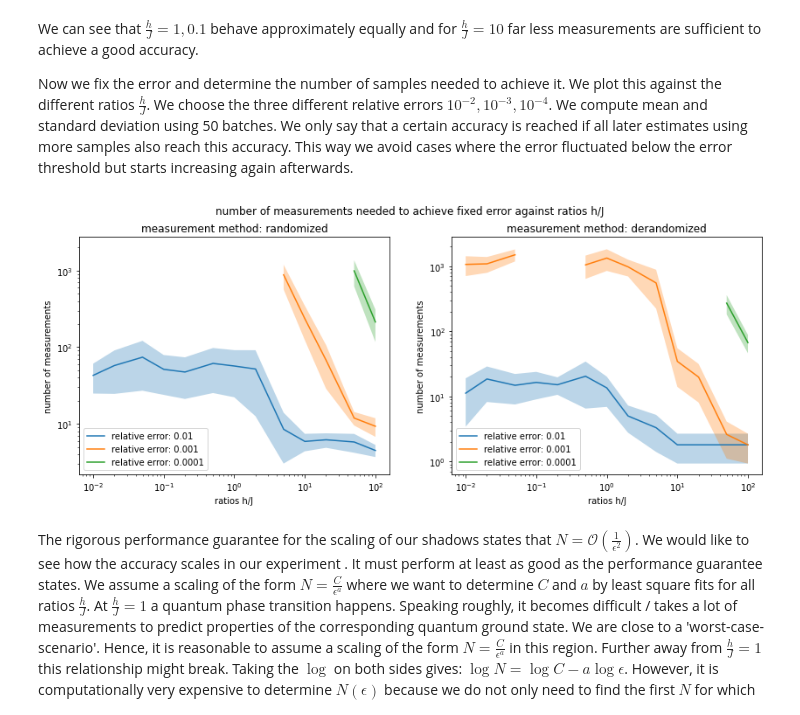
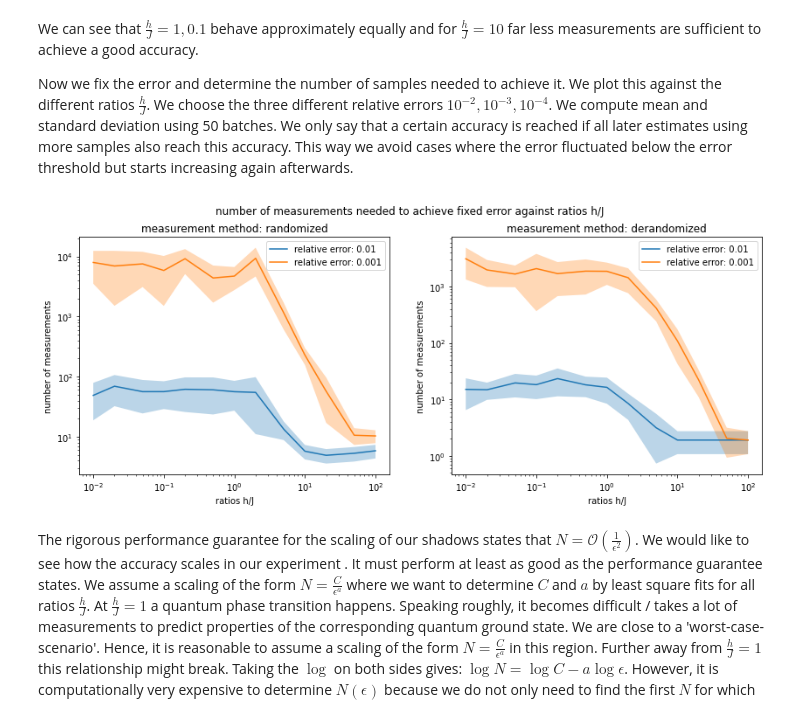
Before and after one commit to LennartBuerger/classical-shadows-for-1d-TFIM-energy-estimation, a Jupyter notebook: display_data/heisenberg_model_display_bf_and_shadow.ipynb, the cells around one changed output. Drawn from its saved outputs; the diff is of its cells as text; code cells hidden in the pictures.

```diff
--- a/display_data/heisenberg_model_display_bf_and_shadow.ipynb
+++ b/display_data/heisenberg_model_display_bf_and_shadow.ipynb
@@ -148,8 +148,8 @@ for i in range(0, 2):
 # %% [markdown]
 Now we would like to see the absolute and relative error in the prediction.
 # %%
-num_of_measurements = 2000
-batches = 50
+num_of_measurements = 5000
+batches = 200
 error_types = ['absolute', 'relative']
 measurement_methods = ['randomized', 'derandomized']
 fig, axs = plt.subplots(2, 2)
@@ -202,8 +202,8 @@ to see how the error scales.
 We use 50 batches to compute an accurate standard deviation of the prediction.
 # %%
 qubit_num = 14
-num_of_measurements = np.array([100, 500, 2000])
-batches = 50
+num_of_measurements = np.array([100, 1000, 10000])
+batches = 100
 fig, axs = plt.subplots(1, 2)
 fig.set_figheight(5)
 fig.set_figwidth(14)
@@ -241,8 +241,8 @@ for l in range(0, 2):
 Now we plot the relative error against the number of samples for the three ratios
  $\frac{h}{J} \in \{0.1, 1, 10\}$. Again we calculate the mean and the standard deviation.
 # %%
-num_of_measurements = np.array([50, 100, 200, 300, 500, 700, 1000, 1500, 2000])
-batches = 50
+num_of_measurements = np.array([50, 100, 200, 300, 500, 700, 1000, 1500, 2000, 5000, 7000, 10000])
+batches = 100
 some_ratios = np.array([0.1, 1, 10])
 fig, axs = plt.subplots(1, 2)
 fig.set_figheight(5)
@@ -287,9 +287,9 @@ $10^{-2}, 10^{-3}, 10^{-4}$. We compute mean and standard deviation using 50 bat
 We only say that a certain accuracy is reached if all later estimates using more samples also reach this accuracy.
 This way we avoid cases where the error fluctuated below the error threshold but starts increasing again afterwards.
 # %%
-fixed_errors = np.array([1e-2, 1e-3, 1e-4])
-batches = 50
-sample_size_intervals = np.append(np.append(np.arange(1, 20, 1),np.arange(20, 500, 10)), np.arange(500, 2000, 50))
+fixed_errors = np.array([1e-2, 1e-3])
+batches = 30
+sample_size_intervals = np.append(np.append(np.append(np.arange(1, 20, 1),np.arange(20, 500, 10)), np.arange(500, 2000, 50)),  np.arange(2000, 33333, 500))
 error_mean = np.zeros((np.size(sample_size_intervals), np.size(measurement_methods), np.size(ratios_h_j)))
 error_std = np.zeros((np.size(sample_size_intervals), np.size(measurement_methods), np.size(ratios_h_j)))
 error_list = np.zeros((batches, np.size(sample_size_intervals), np.size(measurement_methods), np.size(ratios_h_j)))
@@ -319,43 +319,43 @@ np.save(save_direc_error_list, error_list)
 save_direc_error_list = Path('data/shadow_measurements/error_list_heisenberg.npy')
 error_list = np.load(save_direc_error_list, allow_pickle='TRUE')
 # %%
-fixed_errors = np.array([1e-2, 1e-3, 1e-4])
-batches = 10
-sample_size_intervals = np.append(np.append(np.arange(1, 20, 1),np.arange(20, 500, 10)), np.arange(500, 2000, 50))
+fixed_errors = np.array([1e-2, 1e-3])
+batches = 30
+sample_size_intervals = np.append(np.append(np.append(np.arange(1, 20, 1),np.arange(20, 500, 10)), np.arange(500, 2000, 50)),  np.arange(2000, 33333, 500))
 fig, axs = plt.subplots(1, 2)
 fig.set_figheight(5)
 fig.set_figwidth(14)
 fig.suptitle('number of measurements needed to achieve fixed error against ratios h/J')
 
 for l in range(0,2):
     for e in range(0, np.size(fixed_errors)):
         sample_size = np.zeros((batches, np.size(ratios_h_j)))
         for i in range(0, np.size(ratios_h_j)):
             for k in range(0, batches):
                 pos = np.where(error_list[k,:,l,i] <= fixed_errors[e])[0]
                 if pos.size == 0:
                     sample_size[k,i] = None
                 else:
                     for p in range(0, pos.size):
                         if pos.size - p == np.size(sample_size_intervals[pos[p]:]):
                             sample_size[k,i] = sample_size_intervals[pos[p]]
                             break
                         if p == pos.size - 1:
                             sample_size[k,i] = None
         sample_size_mean = np.mean(sample_size, axis=0)
         sample_size_std = np.std(sample_size, axis=0)
         for rat in range(0, np.size(ratios_h_j)):
             for bat in range(0, batches):
                if sample_size[bat, rat] is None:
                     sample_size_mean[rat] = None
                     sample_size_std[rat] = None
         axs[l].errorbar(ratios_h_j, sample_size_mean, label = 'relative error: ' + str(fixed_errors[e]))
         axs[l].fill_between(ratios_h_j, sample_size_mean - sample_size_std, sample_size_mean + sample_size_std, alpha = 0.3)
         axs[l].legend()
         axs[l].set_title('measurement method: ' + str(measurement_methods[l]))
         axs[l].set(xscale='log', yscale='log', xlabel='ratios h/J', ylabel = 'number of measurements')
 # %% [output]
-[figure, old version]
+[figure, new version]
 # %% [markdown]
 The rigorous performance guarantee for the scaling of our shadows states
 that $N = \mathcal{O}(\frac{1}{\epsilon^2})$. We would like to see
```
Also changed, not shown: parts of 6 cells of this notebook, 2 other files.
